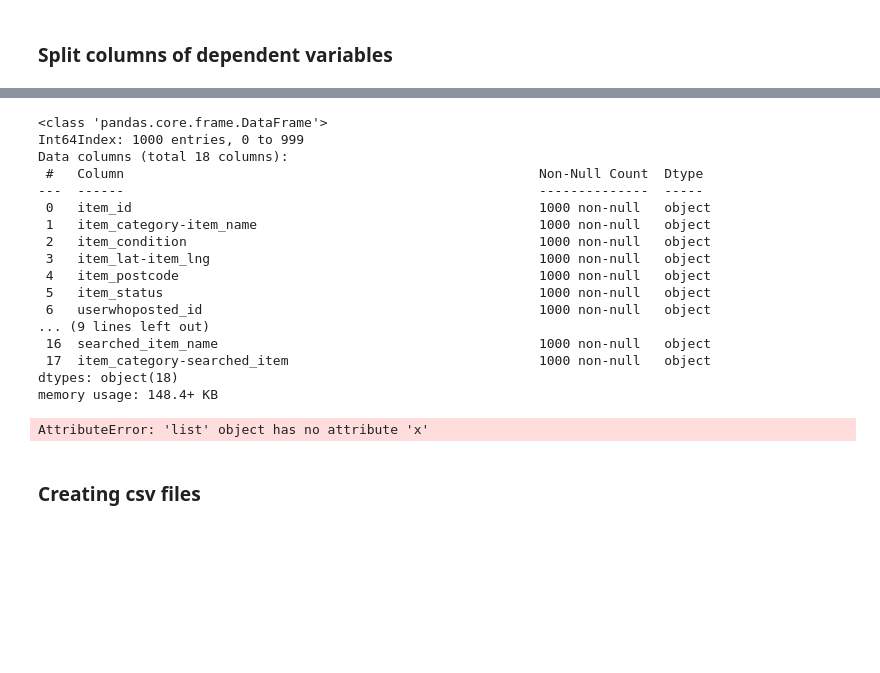
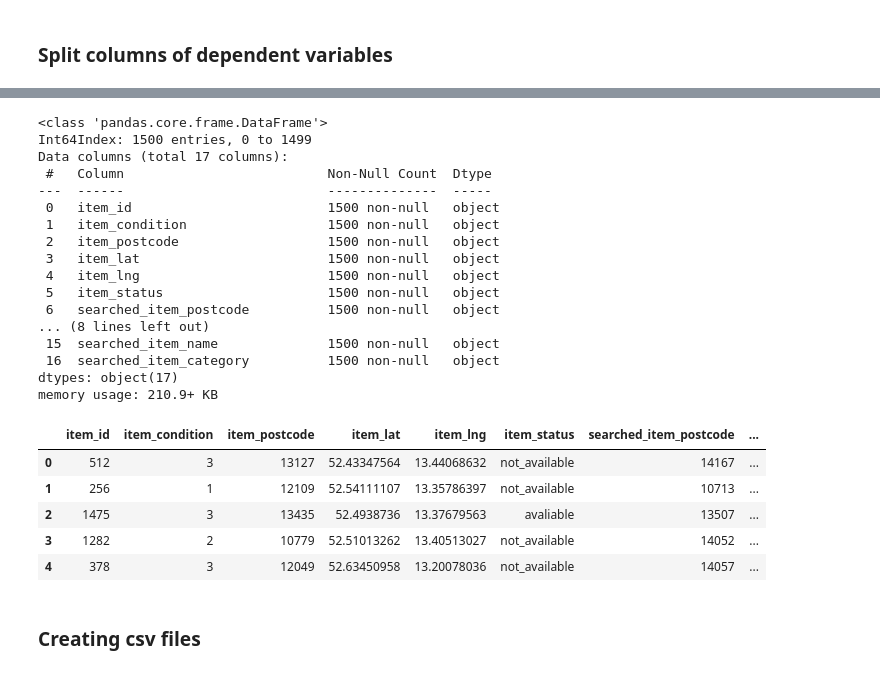
Before and after one commit to TechLabs-Berlin/wt23-geofree, a Jupyter notebook: machine_learning/mock_datasets.ipynb, the cells around one changed output, grey strips where cells are left out. Cells and saved outputs as stored; diff of their text form; code cells hidden in the pictures; blank space fills up the shorter version.

```diff
--- a/machine_learning/mock_datasets.ipynb
+++ b/machine_learning/mock_datasets.ipynb
@@ -309,15 +404,13 @@ def create_model_data(num_records):
         model[i]['item_id'] = np.random.choice(item_id_series)
         model[i]['item_category-item_name'] = np.random.choice(category_item)
         model[i]['item_condition'] = np.random.choice(item_condition)
-        model[i]['item_lat-item_lng'] = polygon_random_points(poly,1)
         model[i]['item_postcode'] = np.random.choice(postcodes_berlin_series)
+        model[i]['item_lat'] = np.random.choice(list_lat)
+        model[i]['item_lng'] = np.random.choice(list_lng)
         model[i]['item_status'] = np.random.choice(item_status)
-        model[i]['userwhoposted_id'] = np.random.choice(user_id_series)
-        model[i]['userwhopickedup_id'] = np.random.choice(user_id_series)
-        model[i]['userwhochangeditemstatus_id'] = np.random.choice(user_id_series)
-        model[i]['userwhochangeditemstatus_lat-userwhochangeditemstatus_lng'] = polygon_random_points(poly,1)
-        model[i]['searched_item_name-searched_item_category-searched_item'] = np.random.choice(category_item)
-        model[i]['searched_postcode'] = np.random.choice(postcodes_berlin_series)
+        model[i]['searched_item_name-searched_item_category'] = np.random.choice(category_item)
+        model[i]['searched_item_postcode'] = np.random.choice(postcodes_berlin_series)
+
         datetime_iteration1 = fake.date_between_dates(limit,'now')
         datetime_iteration2 = fake.date_between_dates(limit,'now')
         if datetime_iteration1 <= datetime_iteration2:
@@ -327,9 +420,15 @@ def create_model_data(num_records):
             model[i]['item_datetime_posted'] = datetime_iteration2
             model[i]['item_datetimechangeditemstatus'] = datetime_iteration1
 
+        model[i]['n_stars'] = np.random.choice(n_stars)
+
+        model[i]['user_looker_id'] = np.random.choice(user_id_series)
+        model[i]['user_looker_lat'] = np.random.choice(list_lat)
+        model[i]['user_looker_lng'] = np.random.choice(list_lng)
+
     return model
 # %%
-model_mock_df = pd.DataFrame(create_model_data(1000)).transpose()
+model_mock_df = pd.DataFrame(create_model_data(1500)).transpose()
 # model_mock_df.head(5)
 model_mock_df.shape
 # %% [output]
@@ -358,5 +457,7 @@ memory usage: 117.2+ KB
 ### Split columns of dependent variables
 # %%
 model_mock_df[['item_category','item_name']] = model_mock_df['item_category-item_name'].apply(lambda x: pd.Series(str(x).split("-")))
+model_mock_df[['searched_item_name','searched_item_category']] = model_mock_df['searched_item_name-searched_item_category'].apply(lambda x: pd.Series(str(x).split("-")))
 
-model_mock_df[['searched_item_name','item_category-searched_item']] = model_mock_df['searched_item_name-searched_item_category-searched_item'].apply(lambda x: pd.Series(str(x).split("-")))
+model_mock_df = model_mock_df.drop('item_category-item_name', axis=1)
+model_mock_df = model_mock_df.drop('searched_item_name-searched_item_category', axis=1)
@@ -395,30 +464,20 @@ ValueError: Columns must be same length as key
 # %%
-
-model_mock_df.info(5)
+model_mock_df.info()
 # %% [output]
 <class 'pandas.core.frame.DataFrame'>
-Int64Index: 1000 entries, 0 to 999
-Data columns (total 18 columns):
- #   Column                                                     Non-Null Count  Dtype
----  ------                                                     --------------  -----
- 0   item_id                                                    1000 non-null   object
- 1   item_category-item_name                                    1000 non-null   object
- 2   item_condition                                             1000 non-null   object
- 3   item_lat-item_lng                                          1000 non-null   object
- 4   item_postcode                                              1000 non-null   object
- 5   item_status                                                1000 non-null   object
- 6   userwhoposted_id                                           1000 non-null   object
-... (9 lines left out)
- 16  searched_item_name                                         1000 non-null   object
- 17  item_category-searched_item                                1000 non-null   object
-dtypes: object(18)
-memory usage: 148.4+ KB
+Int64Index: 1500 entries, 0 to 1499
+Data columns (total 17 columns):
+ #   Column                          Non-Null Count  Dtype
+---  ------                          --------------  -----
+ 0   item_id                         1500 non-null   object
+ 1   item_condition                  1500 non-null   object
+ 2   item_postcode                   1500 non-null   object
+ 3   item_lat                        1500 non-null   object
+ 4   item_lng                        1500 non-null   object
+ 5   item_status                     1500 non-null   object
+ 6   searched_item_postcode          1500 non-null   object
+... (8 lines left out)
+ 15  searched_item_name              1500 non-null   object
+ 16  searched_item_category          1500 non-null   object
+dtypes: object(17)
+memory usage: 210.9+ KB
-# %%
-# points_item = model_mock_df['item_lat-item_lng']
-
-# list_item_lat_lng = model_mock_df['item_lat-item_lng']
-
-for p in model_mock_df['item_lat-item_lng']:
-    print(p.x,",",p.y)
-# %% [output]
-AttributeError: 'list' object has no attribute 'x'
@@ -428,3 +484,12 @@ columns = []
+# %%
+model_mock_df.head()
+# %% [output]
+|  | item_id | item_condition | item_postcode | item_lat | item_lng | item_status | searched_item_postcode | ... |
+| 0 | 512 | 3 | 13127 | 52.43347564 | 13.44068632 | not_available | 14167 | ... |
+| 1 | 256 | 1 | 12109 | 52.54111107 | 13.35786397 | not_available | 10713 | ... |
+| 2 | 1475 | 3 | 13435 | 52.4938736 | 13.37679563 | avaliable | 13507 | ... |
+| 3 | 1282 | 2 | 10779 | 52.51013262 | 13.40513027 | not_available | 14052 | ... |
+| 4 | 378 | 3 | 12049 | 52.63450958 | 13.20078036 | not_available | 14057 | ... |
 # %% [markdown]
 ### Creating csv files
 # %%
```
Also changed, not shown: parts of 32 cells of this notebook, 3 other files.
